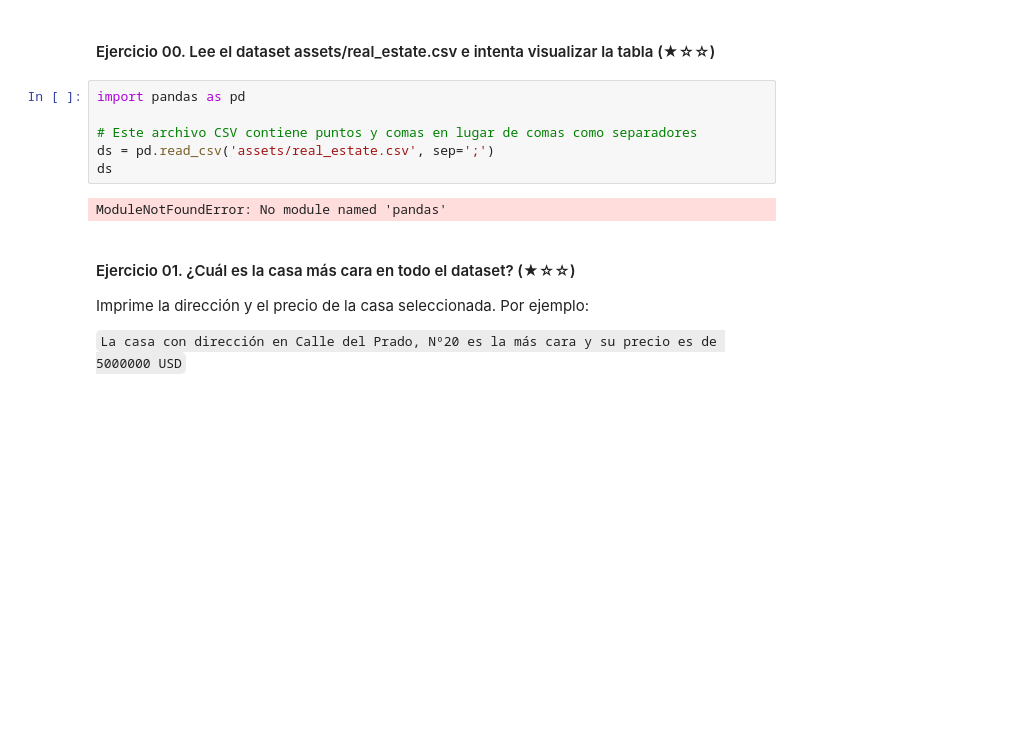
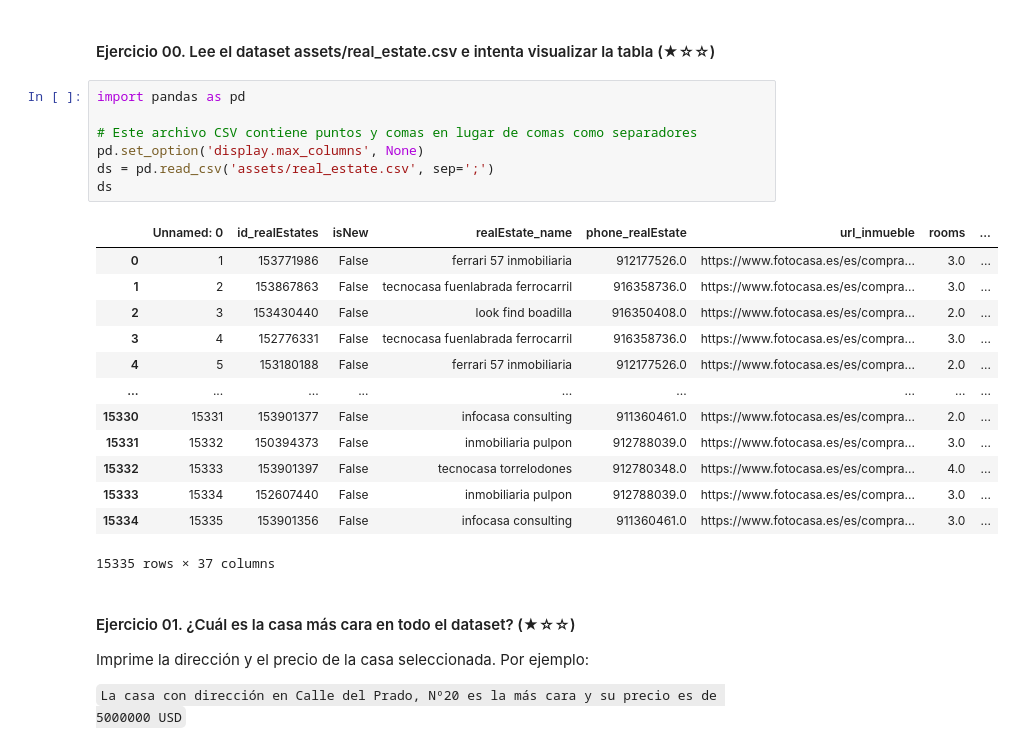
Before and after one commit to 4GeeksAcademy/Proyecto_1_realestate-datacleanup-exercise, a Jupyter notebook: project.es.ipynb, the cells around one changed output. Cells and saved outputs as stored; diff of their text form; blank space fills up the shorter version.

```diff
--- a/project.es.ipynb
+++ b/project.es.ipynb
@@ -13,11 +13,24 @@ Empecemos precisamente con esa pregunta... ¡Buena suerte!
 # %%
 import pandas as pd
 
 # Este archivo CSV contiene puntos y comas en lugar de comas como separadores
+pd.set_option('display.max_columns', None)
 ds = pd.read_csv('assets/real_estate.csv', sep=';')
 ds
 # %% [output]
+|  | Unnamed: 0 | id_realEstates | isNew | realEstate_name | phone_realEstate | url_inmueble | rooms | ... |
+| 0 | 1 | 153771986 | False | ferrari 57 inmobiliaria | 912177526.0 | https://www.fotocasa.es/es/compra... | 3.0 | ... |
+| 1 | 2 | 153867863 | False | tecnocasa fuenlabrada ferrocarril | 916358736.0 | https://www.fotocasa.es/es/compra... | 3.0 | ... |
+| 2 | 3 | 153430440 | False | look find boadilla | 916350408.0 | https://www.fotocasa.es/es/compra... | 2.0 | ... |
+| 3 | 4 | 152776331 | False | tecnocasa fuenlabrada ferrocarril | 916358736.0 | https://www.fotocasa.es/es/compra... | 3.0 | ... |
+| 4 | 5 | 153180188 | False | ferrari 57 inmobiliaria | 912177526.0 | https://www.fotocasa.es/es/compra... | 2.0 | ... |
+| ... | ... | ... | ... | ... | ... | ... | ... | ... |
+| 15330 | 15331 | 153901377 | False | infocasa consulting | 911360461.0 | https://www.fotocasa.es/es/compra... | 2.0 | ... |
+| 15331 | 15332 | 150394373 | False | inmobiliaria pulpon | 912788039.0 | https://www.fotocasa.es/es/compra... | 3.0 | ... |
+| 15332 | 15333 | 153901397 | False | tecnocasa torrelodones | 912780348.0 | https://www.fotocasa.es/es/compra... | 4.0 | ... |
+| 15333 | 15334 | 152607440 | False | inmobiliaria pulpon | 912788039.0 | https://www.fotocasa.es/es/compra... | 3.0 | ... |
+| 15334 | 15335 | 153901356 | False | infocasa consulting | 911360461.0 | https://www.fotocasa.es/es/compra... | 3.0 | ... |
-ModuleNotFoundError: No module named 'pandas'
+15335 rows × 37 columns
 # %% [markdown]
 #### Ejercicio 01. ¿Cuál es la casa más cara en todo el dataset? (★☆☆)
 
```
